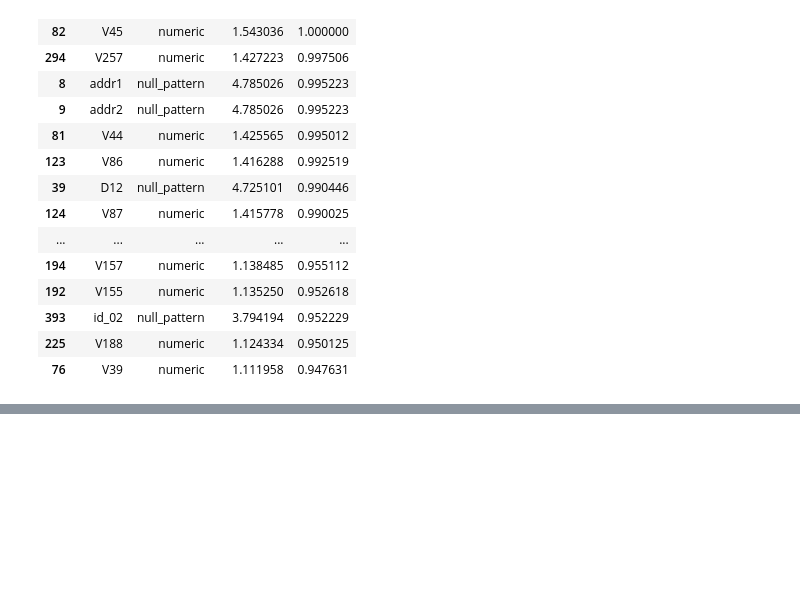
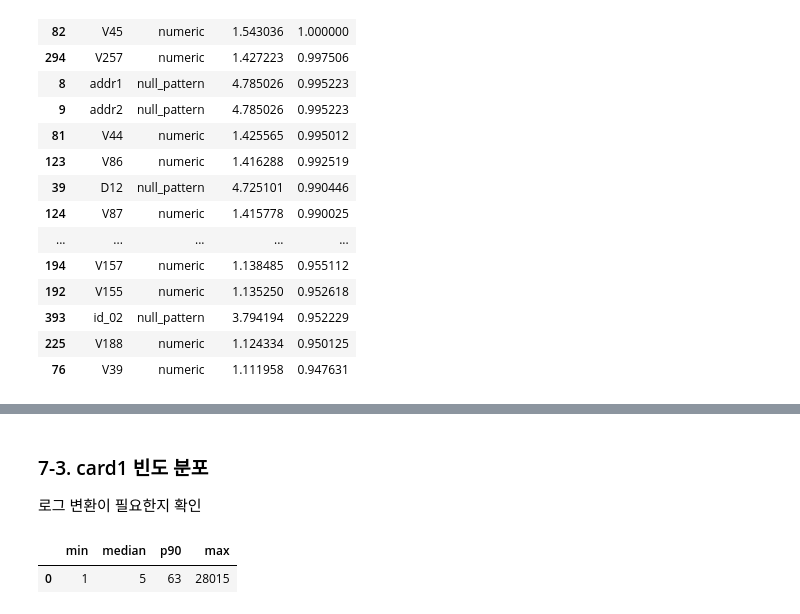
Before and after one commit to rhys3680-cell/ieee-cis, a Jupyter notebook: notebooks/rhys/02_feature_signals.ipynb, the cells around one changed output, grey strips where cells are left out. Saved outputs shown, nothing was run; the diff lists cells and outputs as text; code cells hidden in the pictures; blank space fills up the shorter version.

```diff
--- a/notebooks/rhys/02_feature_signals.ipynb
+++ b/notebooks/rhys/02_feature_signals.ipynb
@@ -343,0 +460,14 @@ con.close()
+# %% [markdown]
+### 7-3. card1 빈도 분포
+
+로그 변환이 필요한지 확인
+# %%
+con.execute("""
+    WITH freq AS (SELECT card1, COUNT(*) AS cnt FROM txn GROUP BY 1)
+    SELECT MIN(cnt) AS min, MEDIAN(cnt)::INT AS median,
+            QUANTILE_CONT(cnt, 0.9)::INT AS p90, MAX(cnt) AS max
+    FROM freq
+""").df()
+# %% [output]
+|  | min | median | p90 | max |
+| 0 | 1 | 5 | 63 | 28015 |
```
Also changed, not shown: parts of 15 cells of this notebook, 1 other file.
